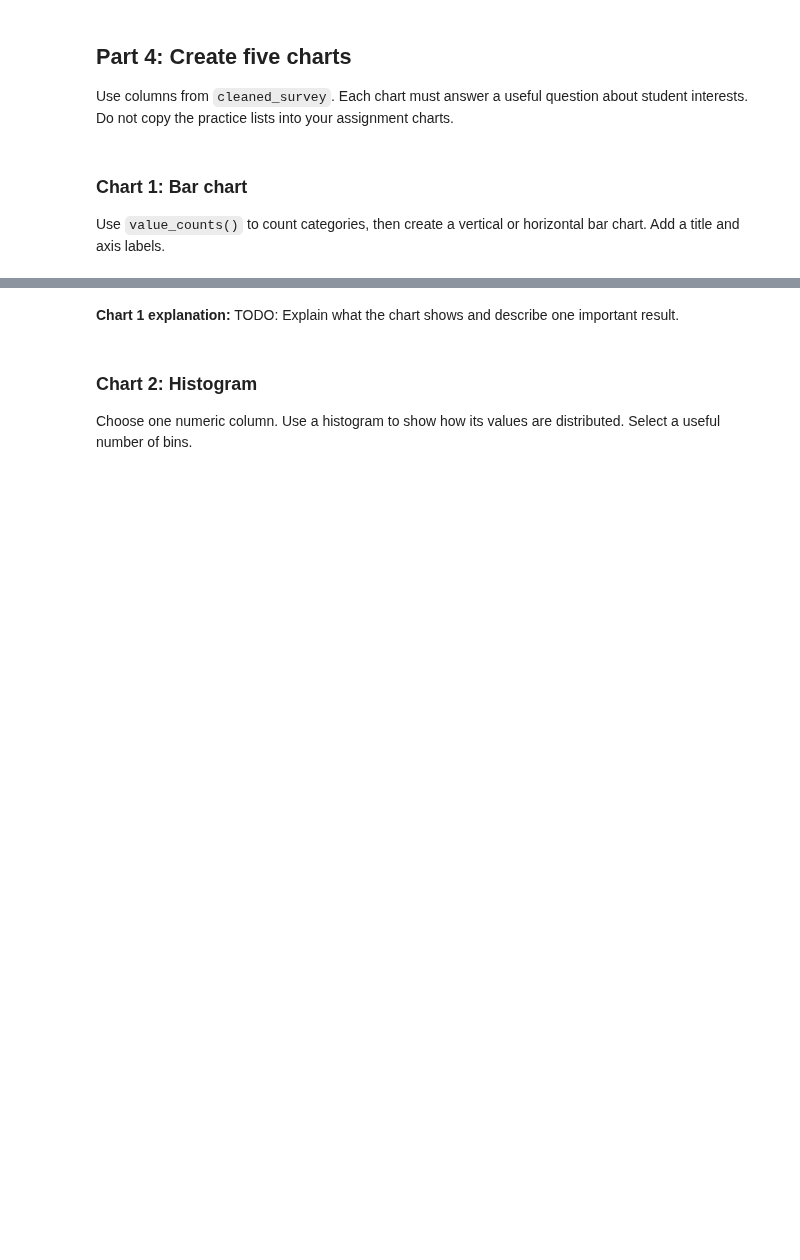
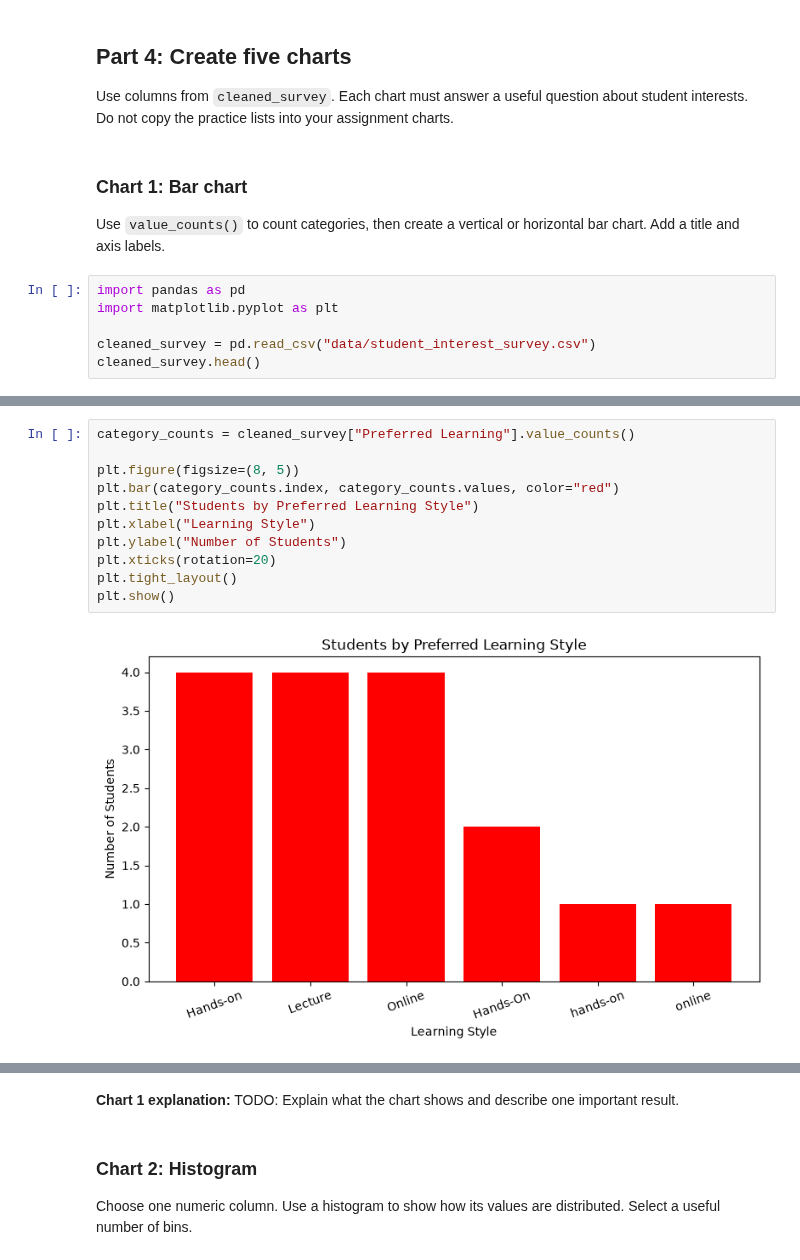
Before and after one commit to hendersongiovann-tech/CMP-Data_Exploration-and-Cleaning, a Jupyter notebook: MatplotlibAssignment.ipynb, the cells around one changed output, grey strips where cells are left out. Saved outputs shown, nothing was run; the diff lists cells and outputs as text; blank space fills up the shorter version.

```diff
--- a/MatplotlibAssignment.ipynb
+++ b/MatplotlibAssignment.ipynb
@@ -188,3 +192,9 @@ Use columns from `cleaned_survey`. Each chart must answer a useful question abou
 # %% [markdown]
 ### Chart 1: Bar chart
 Use `value_counts()` to count categories, then create a vertical or horizontal bar chart. Add a title and axis labels.
+# %%
+import pandas as pd
+import matplotlib.pyplot as plt
+
+cleaned_survey = pd.read_csv("data/student_interest_survey.csv")
+cleaned_survey.head()
@@ -191,3 +208,16 @@ Use `value_counts()` to count categories, then create a vertical or horizontal b
+# %%
+category_counts = cleaned_survey["Preferred Learning"].value_counts()
+
+plt.figure(figsize=(8, 5))
+plt.bar(category_counts.index, category_counts.values, color="red")
+plt.title("Students by Preferred Learning Style")
+plt.xlabel("Learning Style")
+plt.ylabel("Number of Students")
+plt.xticks(rotation=20)
+plt.tight_layout()
+plt.show()
+# %% [output]
+[figure, added]
 # %%
 # TODO: Count the categories you want to compare.
 
```
Also changed, not shown: parts of 6 cells of this notebook.
